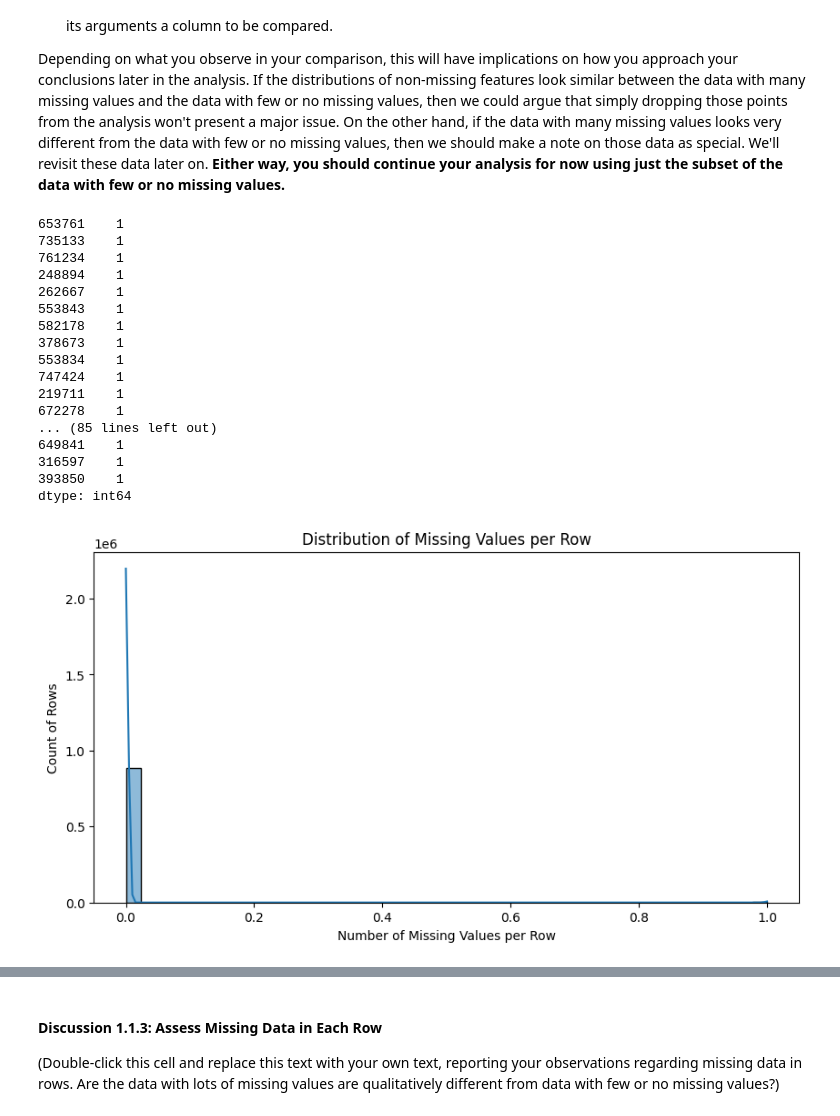
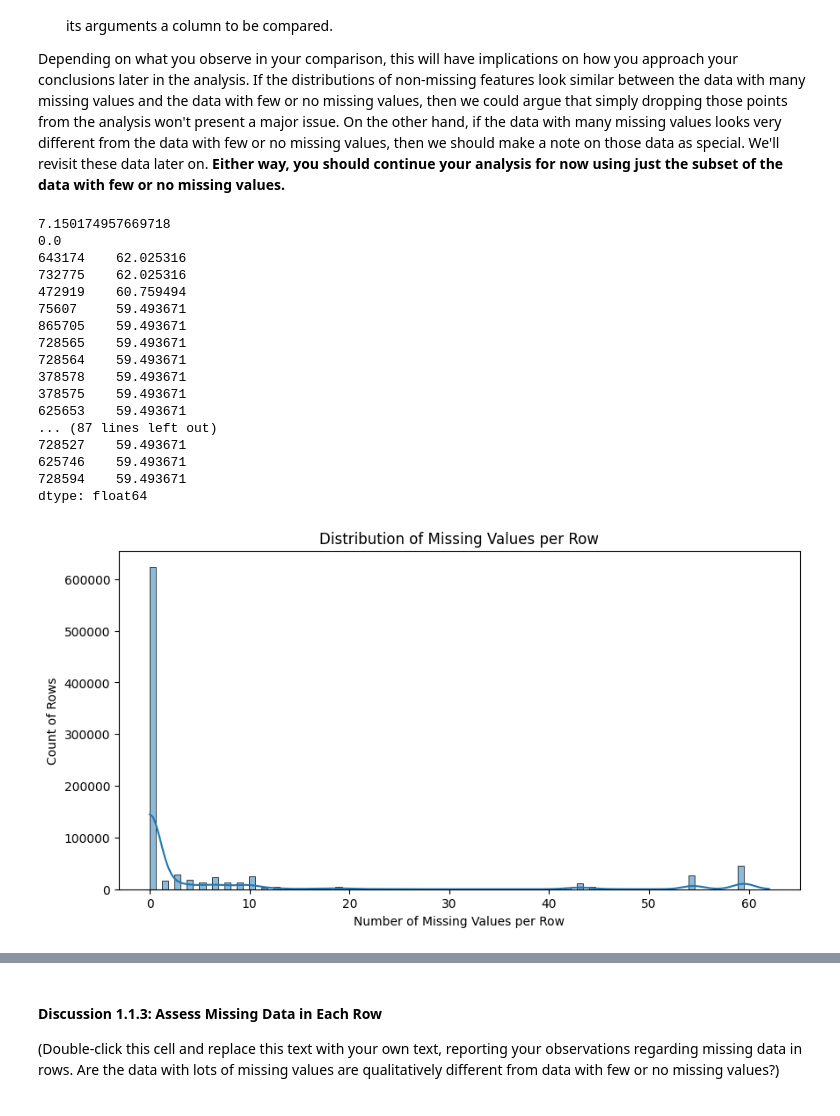
Before and after one commit to mo-matar/Identify-Customer-Segments-Unsupervised-Learning-Project, a Jupyter notebook: Identify_Customer_Segments.ipynb, the cells around one changed output, grey strips where cells are left out. Drawn from its saved outputs; the diff is of its cells as text; code cells hidden in the pictures.

Commit message:
missing rows assessment

```diff
--- a/Identify_Customer_Segments.ipynb
+++ b/Identify_Customer_Segments.ipynb
@@ -268,7 +268,7 @@ plt.show()
 # %%
 # Remove the outlier columns from the dataset. (You'll perform other data
 # engineering tasks such as re-encoding and imputation later.)
-threshold = 0.7
+threshold = 30
 outlier_columns = missing_percent[missing_percent > threshold].index
 demographics_cleaned = demographics_replaced.drop(columns=outlier_columns)
 print(demographics_cleaned.shape)
@@ -330,33 +326,35 @@ In order to know what to do with the outlier rows, we should see if the distribu
 Depending on what you observe in your comparison, this will have implications on how you approach your conclusions later in the analysis. If the distributions of non-missing features look similar between the data with many missing values and the data with few or no missing values, then we could argue that simply dropping those points from the analysis won't present a major issue. On the other hand, if the data with many missing values looks very different from the data with few or no missing values, then we should make a note on those data as special. We'll revisit these data later on. **Either way, you should continue your analysis for now using just the subset of the data with few or no missing values.**
 # %%
 # How much data is missing in each row of the dataset?
-missing_counts_row = demographics_cleaned.isnull().sum(axis=1)
-print(missing_counts_row.sort_values(ascending=False).head(100))
+mean_missing_per_row = demographics_cleaned.isnull().mean(axis=1)*100
+print(mean_missing_per_row.mean())
+print(mean_missing_per_row.median())
+print(mean_missing_per_row.sort_values(ascending=False).head(100))
 plt.figure(figsize=(10, 5))
-sns.histplot(missing_counts_row, bins=44, kde=True)
+sns.histplot(mean_missing_per_row, bins=100, kde=True)
 plt.xlabel("Number of Missing Values per Row")
 plt.ylabel("Count of Rows")
 plt.title("Distribution of Missing Values per Row")
 plt.show()
 # %% [output]
-653761    1
-735133    1
-761234    1
-248894    1
-262667    1
-553843    1
-582178    1
-378673    1
-553834    1
-747424    1
-219711    1
-672278    1
-... (85 lines left out)
-649841    1
-316597    1
-393850    1
-dtype: int64
+7.150174957669718
+0.0
+643174    62.025316
+732775    62.025316
+472919    60.759494
+75607     59.493671
+865705    59.493671
+728565    59.493671
+728564    59.493671
+378578    59.493671
+378575    59.493671
+625653    59.493671
+... (87 lines left out)
+728527    59.493671
+625746    59.493671
+728594    59.493671
+dtype: float64
-[figure, old version]
+[figure, new version]
 # %%
 missing_percent = demographics_cleaned.isnull().mean() * 100
 print(missing_percent.sort_values(ascending=False).astype(str) + '%')
```
Also changed, not shown: parts of 8 cells of this notebook.
